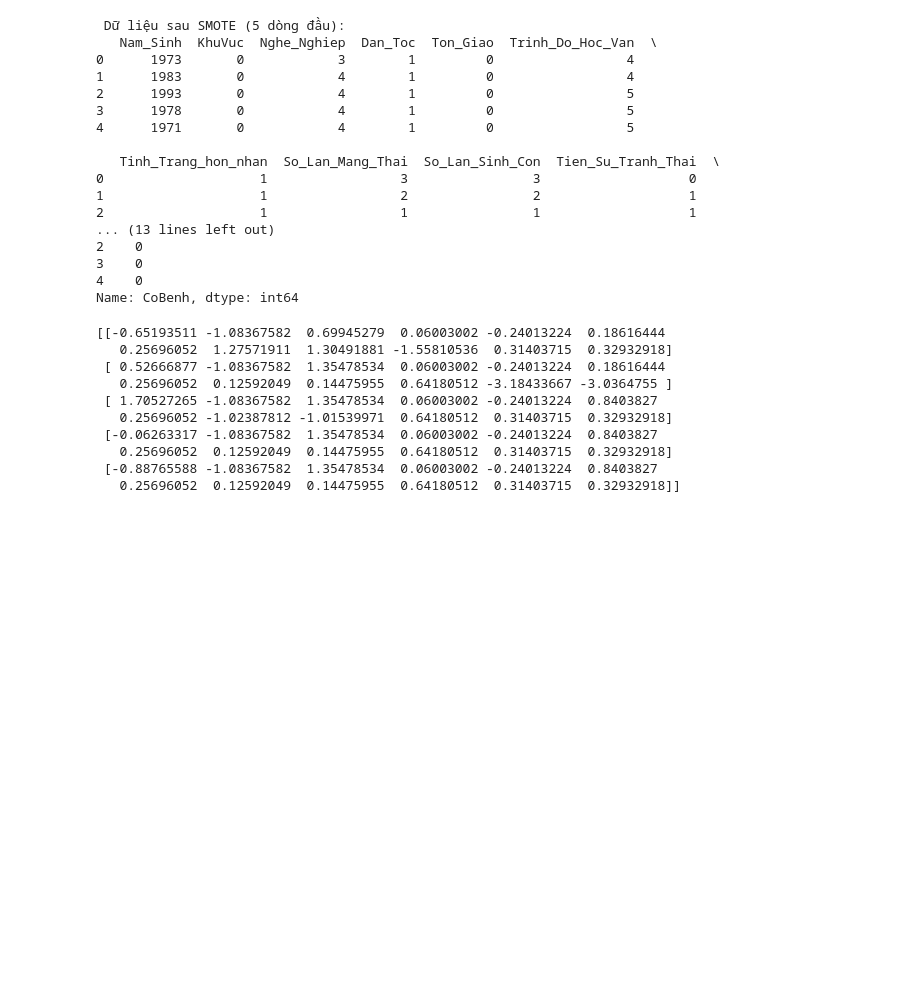
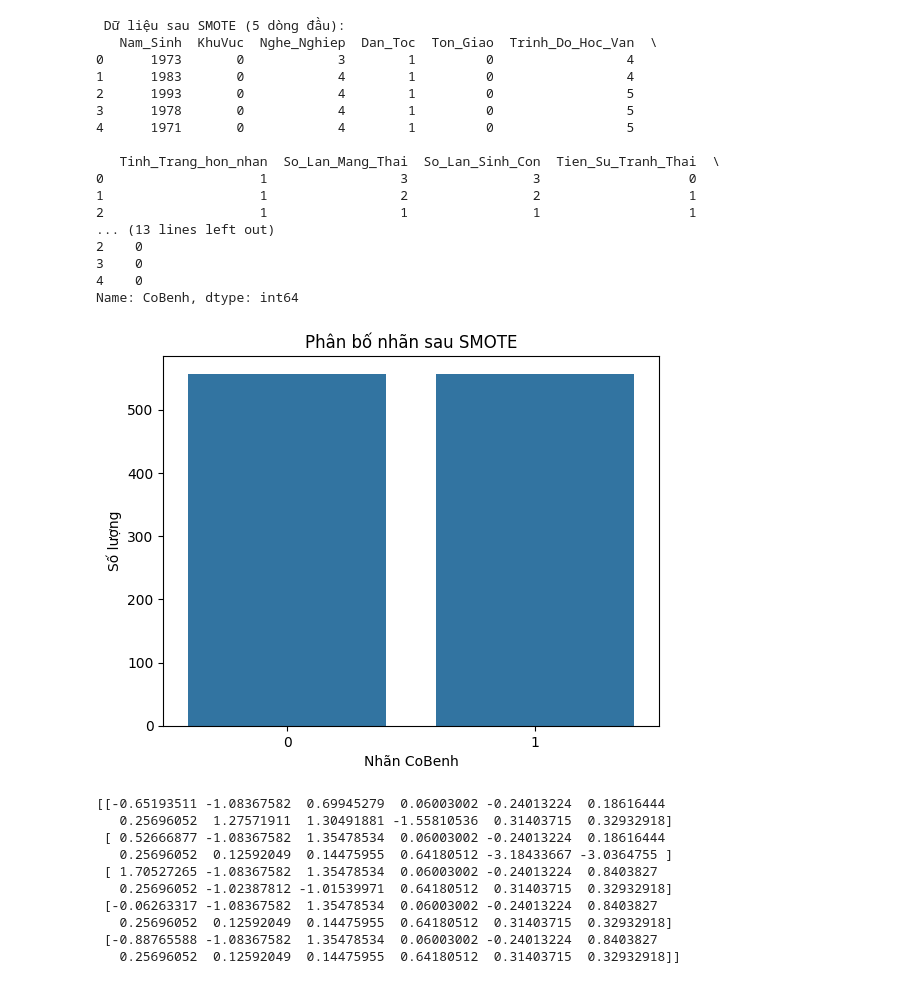
Before and after one commit to HaNhatDoan/XG_Boost_NaMa, a Jupyter notebook: Code_XGBoost/XgBoost_final.ipynb, the cells around one changed output. Saved outputs shown, nothing was run; the diff lists cells and outputs as text; code cells hidden in the pictures; blank space fills up the shorter version.

```diff
--- a/Code_XGBoost/XgBoost_final.ipynb
+++ b/Code_XGBoost/XgBoost_final.ipynb
@@ -133,6 +133,14 @@ print(y_resampled[:5])
 3    0
 4    0
 Name: CoBenh, dtype: int64
+# %%
+sns.countplot(x=y_resampled)
+plt.title("Phân bố nhãn sau SMOTE")
+plt.xlabel("Nhãn CoBenh")
+plt.ylabel("Số lượng")
+plt.show()
+# %% [output]
+[figure, added]
 # %%
 # 4. Chuẩn hoá
 scaler = StandardScaler()
```
